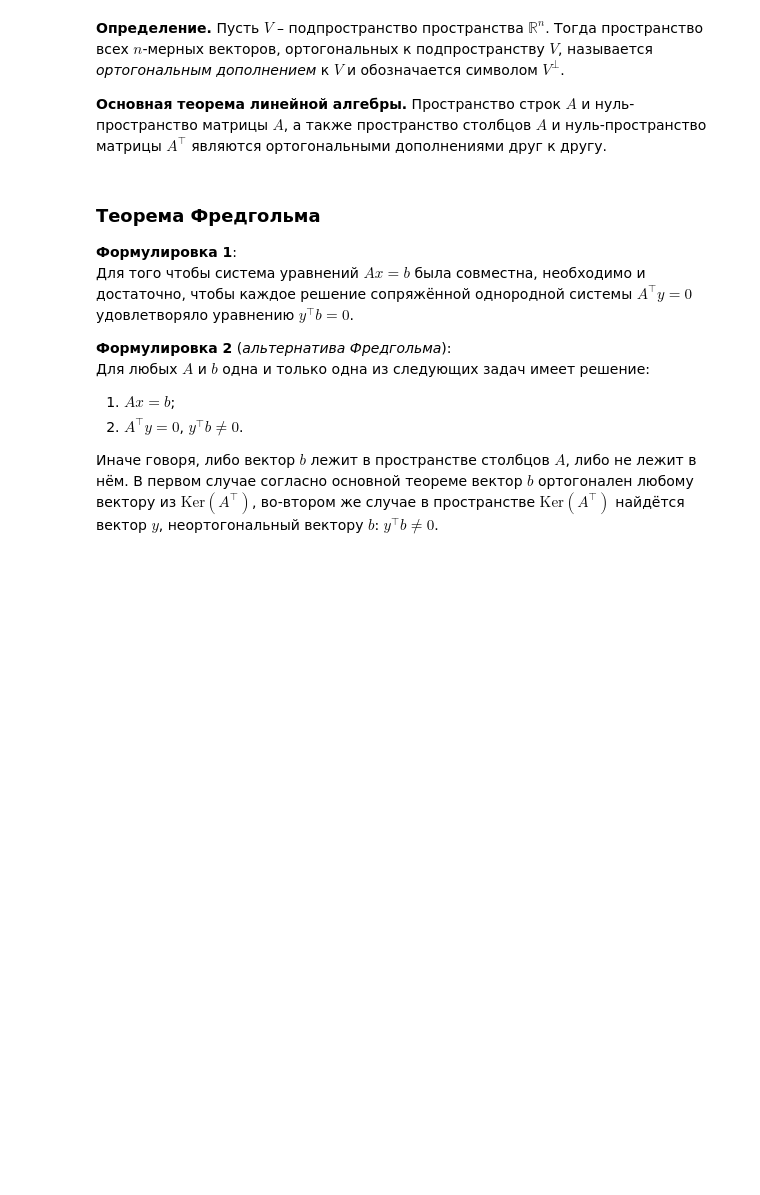
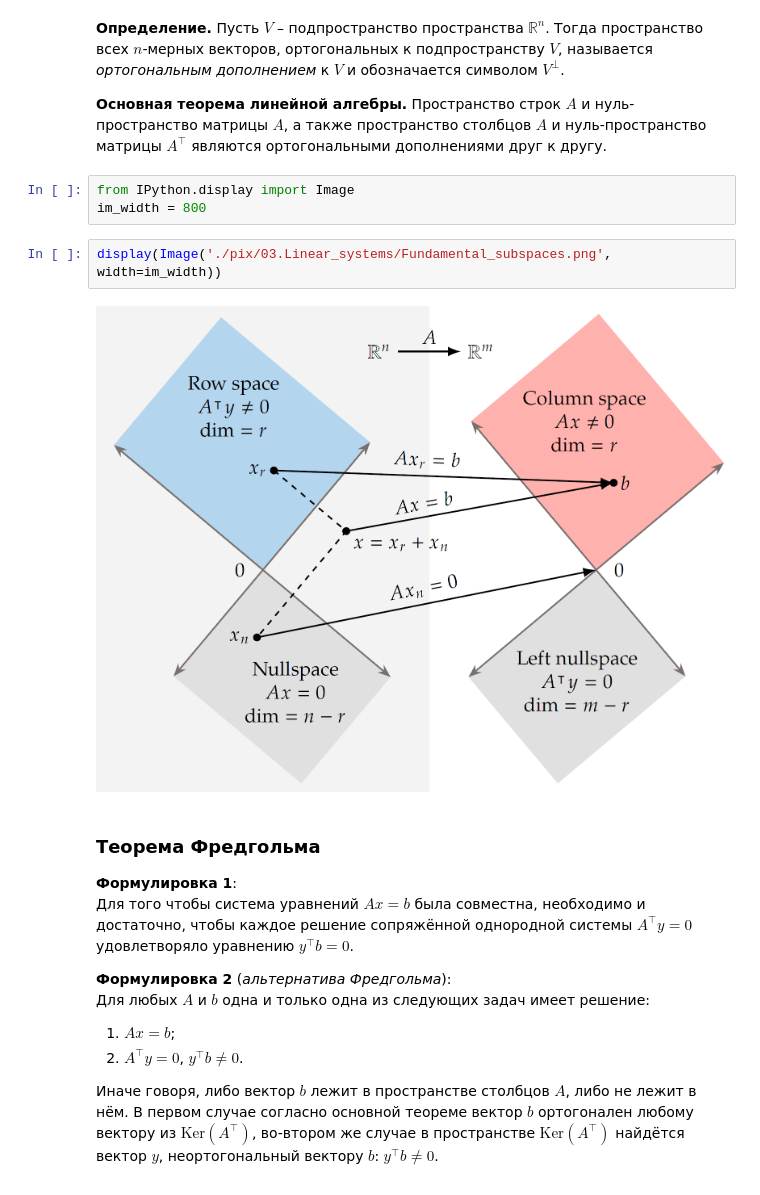
Before and after one commit to aa-savelyev/DaOptSm, a Jupyter notebook: 1.LA/03.Linear_systems.ipynb, the cells around one changed output. Saved outputs shown, nothing was run; the diff lists cells and outputs as text; blank space fills up the shorter version.

```diff
--- a/1.LA/03.Linear_systems.ipynb
+++ b/1.LA/03.Linear_systems.ipynb
@@ -105,6 +106,13 @@ $$
 **Определение.** Пусть $V$ &ndash; подпространство пространства $\mathbb{R}^n$. Тогда пространство всех $n$-мерных векторов, ортогональных к подпространству $V$, называется *ортогональным дополнением* к $V$ и обозначается символом $V^\perp$.
 
 **Основная теорема линейной алгебры.** Пространство строк $A$ и нуль-пространство матрицы $A$, а также пространство столбцов $A$ и нуль-пространство матрицы $A^\top$ являются ортогональными дополнениями друг к другу.
+# %%
+from IPython.display import Image
+im_width = 800
+# %%
+display(Image('./pix/03.Linear_systems/Fundamental_subspaces.png', width=im_width))
+# %% [output]
+[figure, added]
 # %% [markdown]
 ### Теорема Фредгольма
 
```
Also changed, not shown: parts of 6 cells of this notebook, 26 other files.
